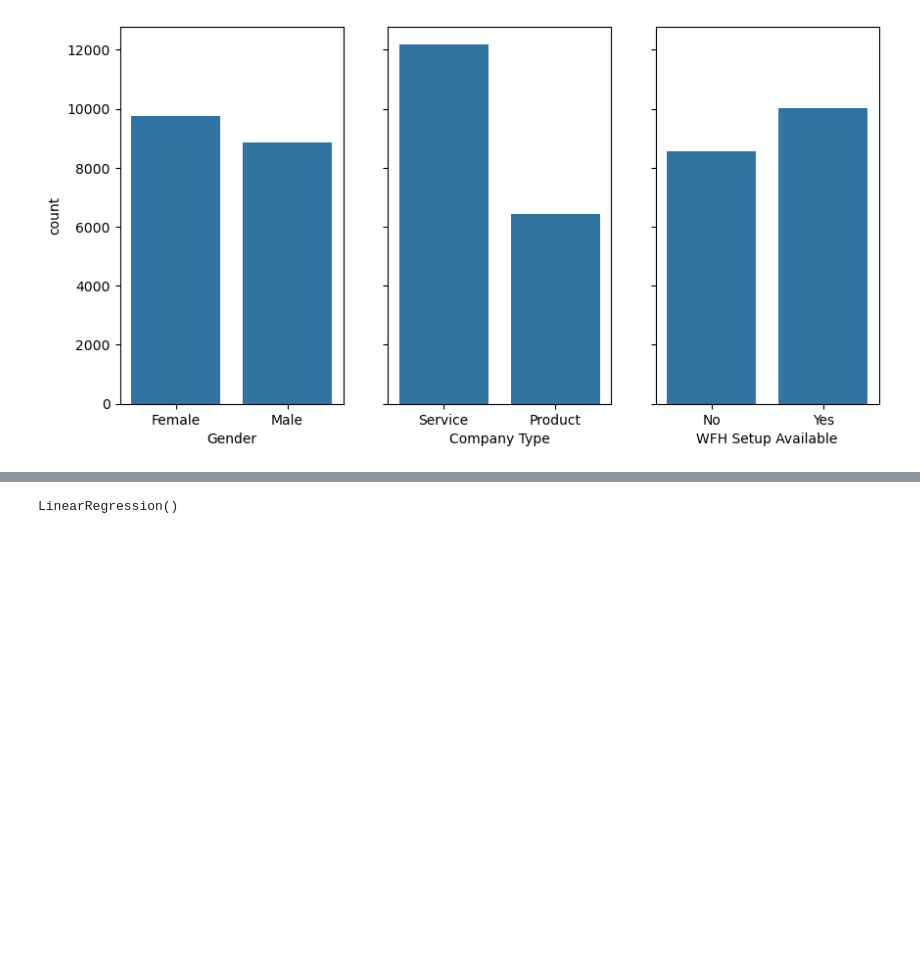
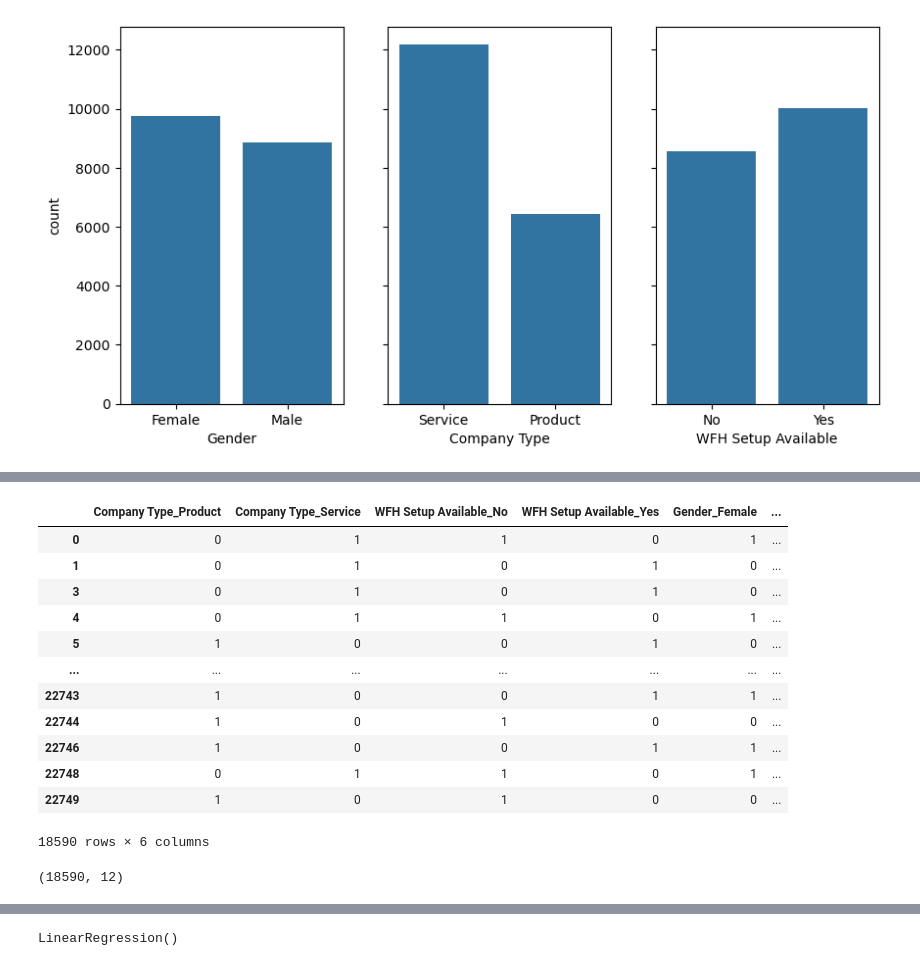
Before and after one commit to shanmuka7482/Employee-Burnout-Prediction, a Jupyter notebook: Backend/Model (2).ipynb, the cells around one changed output, grey strips where cells are left out. Cells and saved outputs as stored; diff of their text form; code cells hidden in the pictures; blank space fills up the shorter version.

```diff
--- a/Backend/Model (2).ipynb
+++ b/Backend/Model (2).ipynb
@@ -174,0 +246,16 @@ else:
+# %%
+data_dummy_values
+# %% [output]
+|  | Company Type_Product | Company Type_Service | WFH Setup Available_No | WFH Setup Available_Yes | Gender_Female | ... |
+| 0 | 0 | 1 | 1 | 0 | 1 | ... |
+| 1 | 0 | 1 | 0 | 1 | 0 | ... |
+| 3 | 0 | 1 | 0 | 1 | 0 | ... |
+| 4 | 0 | 1 | 1 | 0 | 1 | ... |
+| 5 | 1 | 0 | 0 | 1 | 0 | ... |
+| ... | ... | ... | ... | ... | ... | ... |
+| 22743 | 1 | 0 | 0 | 1 | 1 | ... |
+| 22744 | 1 | 0 | 1 | 0 | 0 | ... |
+| 22746 | 1 | 0 | 0 | 1 | 1 | ... |
+| 22748 | 0 | 1 | 1 | 0 | 1 | ... |
+| 22749 | 1 | 0 | 1 | 0 | 0 | ... |
+18590 rows × 6 columns
@@ -174,0 +269,4 @@ else:
+# %%
+data.shape
+# %% [output]
+(18590, 12)
```
Also changed, not shown: parts of 31 cells of this notebook, 5 other files.
